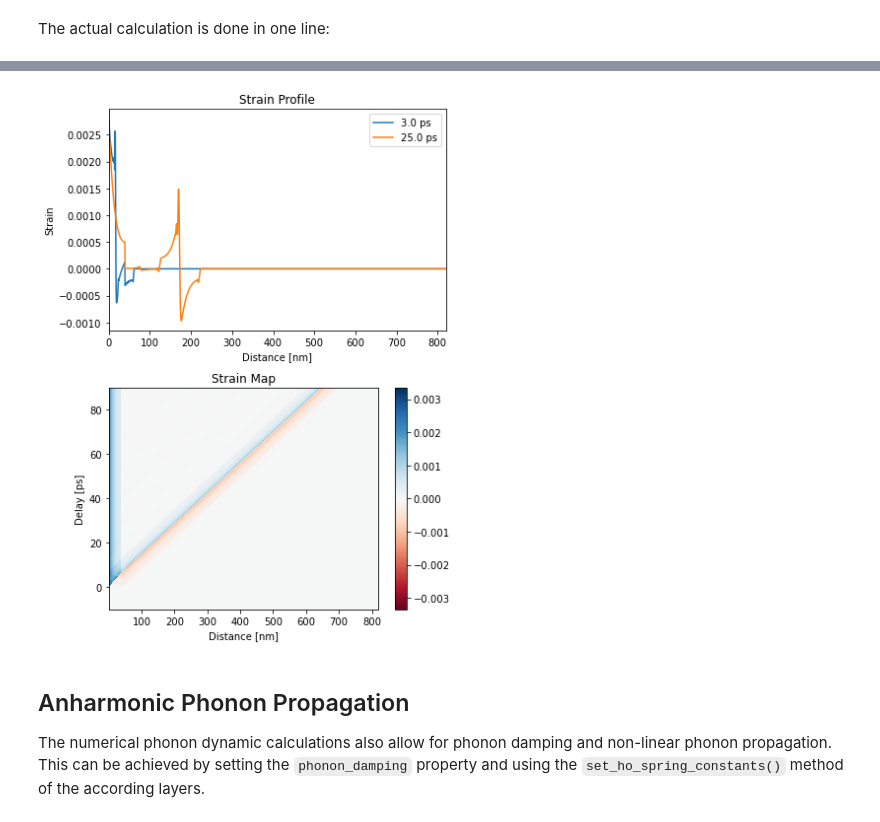
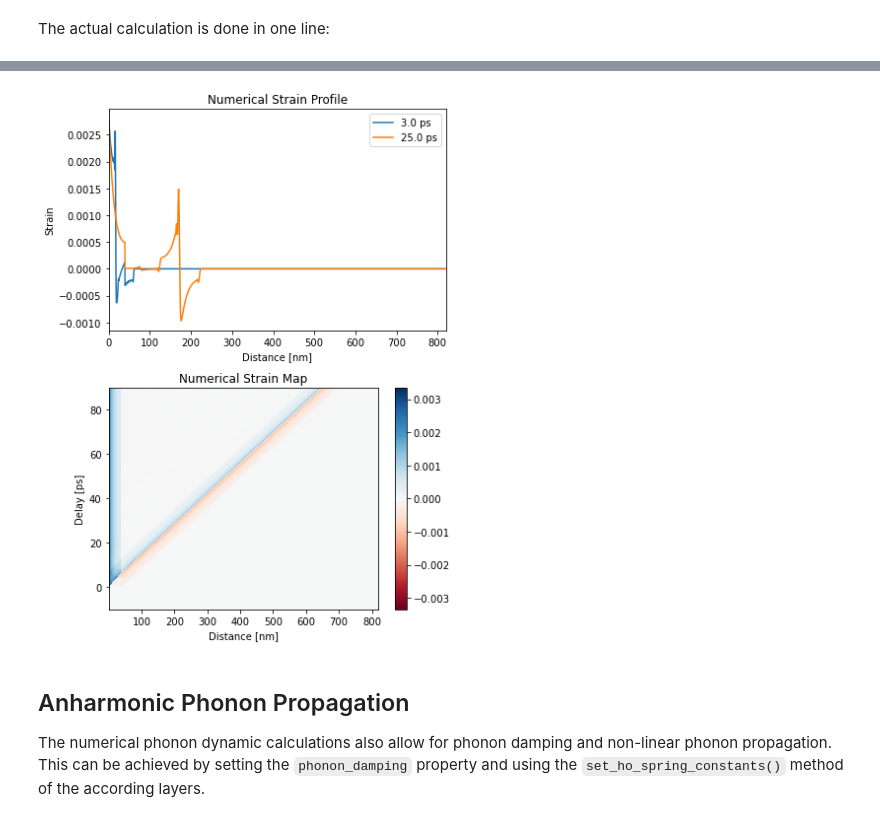
Before and after one commit to dschick/udkm1Dsim, a Jupyter notebook: docs/source/examples/phonons.ipynb, the cells around one changed output, grey strips where cells are left out. Drawn from its saved outputs; the diff is of its cells as text; code cells hidden in the pictures.

```diff
--- a/docs/source/examples/phonons.ipynb
+++ b/docs/source/examples/phonons.ipynb
@@ -128,13 +196,13 @@ The `PhononNum` class requires a `Structure` object and a boolean `force_recalc`
 These results are saved in the `cache_dir` when `save_data` is enabled.
 Printing simulation messages can be en-/disabled using `disp_messages` and progress bars can using the boolean switch `progress_bar`.
 # %%
-p = ud.PhononNum(S, True)
-p.save_data = False
-p.disp_messages = True
+pnum = ud.PhononNum(S, True)
+pnum.save_data = False
+pnum.disp_messages = True
 # %% [markdown]
 The actual calculation is done in one line:
 # %%
-strain_map = p.get_strain_map(delays, temp_map, delta_temp_map)
+strain_map = pnum.get_strain_map(delays, temp_map, delta_temp_map)
 # %% [output]
 Calculating linear thermal expansion ...
 Calculating coherent dynamics with ODE solver ...
@@ -143,29 +211,29 @@ Elapsed time for _strain_map_: 2.481985 s
 # %%
 plt.figure(figsize=[6, 8])
 plt.subplot(2, 1, 1)
 plt.plot(distances.to('nm').magnitude, strain_map[130, :],
          label=np.round(delays[130]))
 plt.plot(distances.to('nm').magnitude, strain_map[350, :],
          label=np.round(delays[350]))
 plt.xlim([0, distances.to('nm').magnitude[-1]])
 plt.xlabel('Distance [nm]')
 plt.ylabel('Strain')
 plt.legend()
-plt.title('Strain Profile')
+plt.title('Numerical Strain Profile')
 
 plt.subplot(2, 1, 2)
 plt.pcolormesh(distances.to('nm').magnitude, delays.to('ps').magnitude,
                strain_map, cmap='RdBu',
                vmin=-np.max(strain_map), vmax=np.max(strain_map))
 plt.colorbar()
 plt.xlabel('Distance [nm]')
 plt.ylabel('Delay [ps]')
-plt.title('Strain Map')
+plt.title('Numerical Strain Map')
 
 plt.tight_layout()
 plt.show()
 # %% [output]
-[figure, old version]
+[figure, new version]
 # %% [markdown]
 ## Anharmonic Phonon Propagation
 
```
Also changed, not shown: parts of 11 cells of this notebook.
